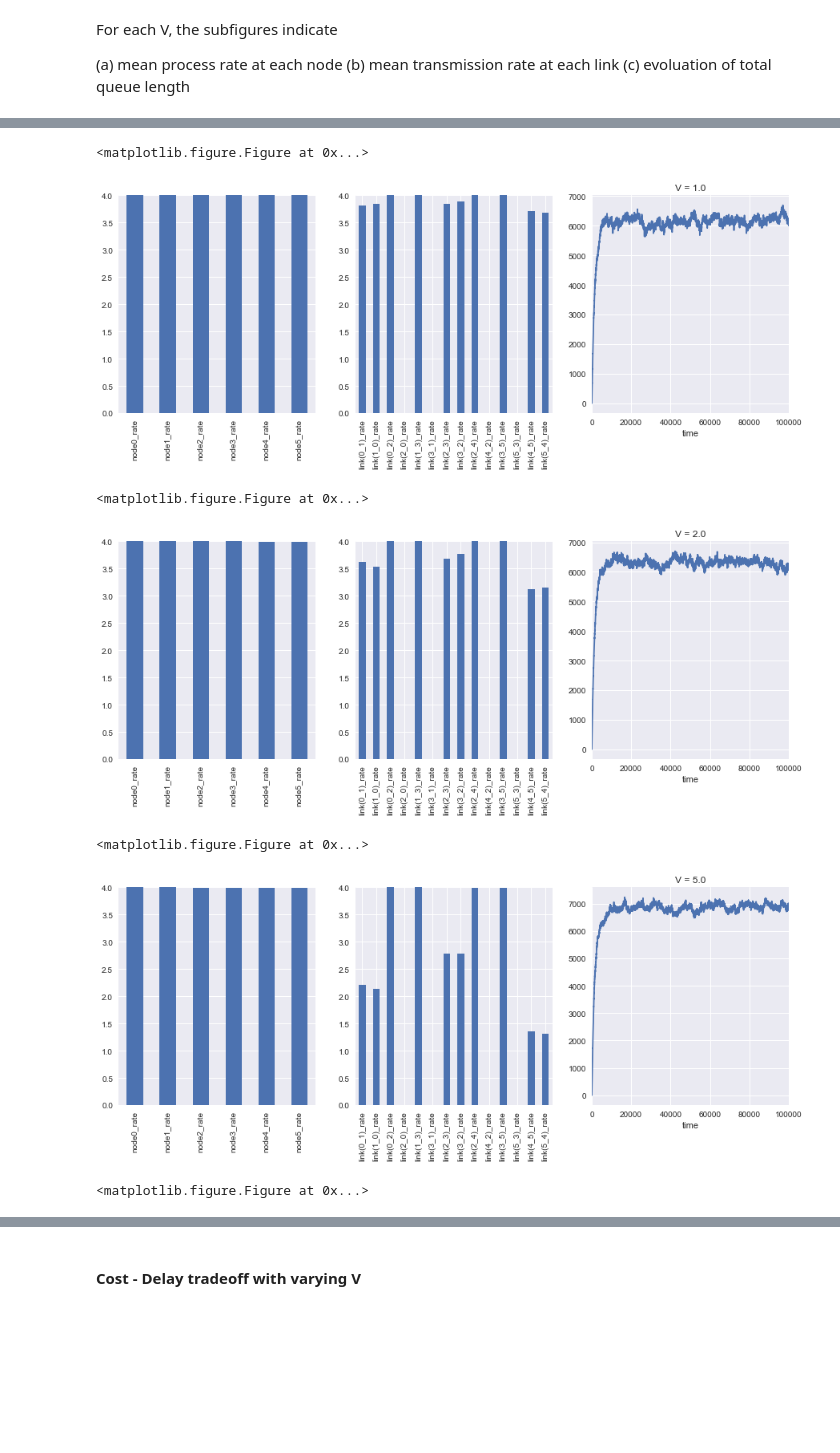
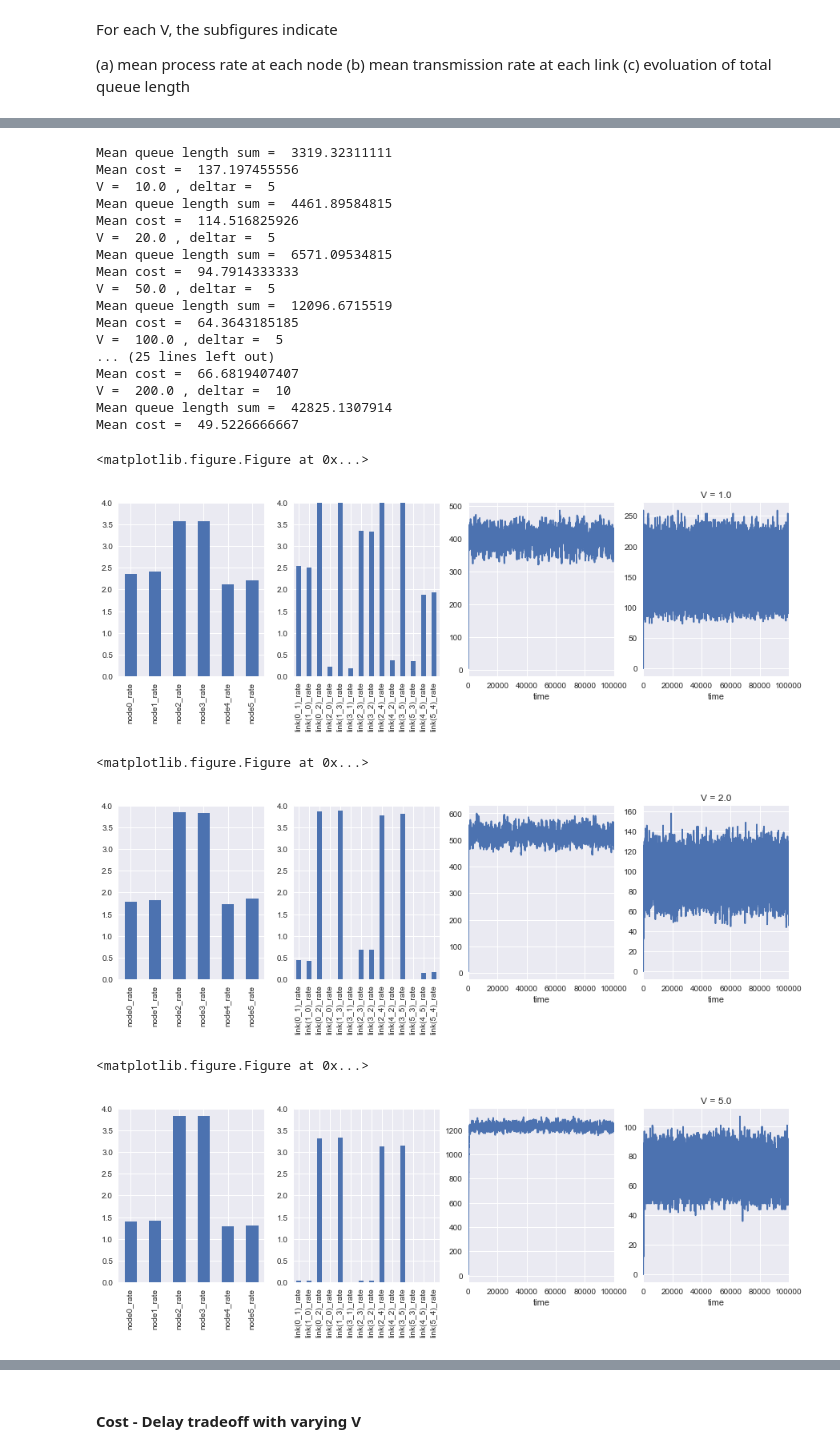
Before and after one commit to 2204bestdvd/cloud_reconfiguration, a Jupyter notebook: process_sim.ipynb, the cells around one changed output, grey strips where cells are left out. Cells and saved outputs as stored; diff of their text form; code cells hidden in the pictures; blank space fills up the shorter version.

Commit message:
Add reconfiguration cost simulation results

```diff
--- a/process_sim.ipynb
+++ b/process_sim.ipynb
@@ -51,10 +53,12 @@ plt.ylim((0.1,0.9))
 [figure]
 # %%
 # Run simulation and plot simulation statistics
-def test(N, t, deltar, policy, V):
+def test(N, t, deltar, costr, policy, V):
     output_dir = 'output/sim/'
-    sim_command = './test t=' + str(t) + ' deltar=' + str(deltar) + ' policy=' + policy + ' V=' + str(V) + ' logging=false'
-    sim_instance = 'N_' + str(N) + '_t_' + str(t) + '_deltar_' + str(deltar) + '_' + policy + '_V_' + str(V)
+    sim_command = './test t=' + str(t) + ' deltar=' + str(deltar) + ' costr=' + str(costr)
+    sim_command += ' policy=' + policy + ' V=' + str(V) + ' logging=false'
+    sim_instance = 'N_' + str(N) + '_t_' + str(t) + '_deltar_' + str(deltar) + '_costr_' + str(costr)
+    sim_instance += '_' + policy + '_V_' + str(V)
 
     commands.getstatusoutput(sim_command)
 
@@ -69,17 +73,22 @@ def test(N, t, deltar, policy, V):
     #schedule[node_rate_columns].head(1000).plot()
 
     plt.figure()
-    fig, axes = plt.subplots(1, 3, figsize=(15, 5));
+    fig, axes = plt.subplots(1, 4, figsize=(15, 4));
     schedule[node_rate_columns].mean().plot(kind='bar', ylim=[0,4], ax=axes[0])
     plt.title('V = ' + str(V))
 
     schedule[link_rate_columns].mean().plot(kind='bar', ylim=[0,4], ax=axes[1])
+    queue.sum(axis=1).plot(ax=axes[2])
+    cost.sum(axis=1).plot(ax=axes[3])
 
-    queue.sum(axis=1).plot(ax=axes[2])
+    commands.getstatusoutput('rm ' + output_dir + 'schedule_' + sim_instance + '.csv')
+    commands.getstatusoutput('rm ' + output_dir + 'queue_' + sim_instance + '.csv')
+    commands.getstatusoutput('rm ' + output_dir + 'cost_' + sim_instance + '.csv')
+
 
     print 'Mean queue length sum = ', queue.sum(axis=1)[(t/10):].mean()
     print 'Mean cost = ', cost.sum(axis=1)[(t/10):].mean()
-    #print queue.mean()
+
     return schedule, queue, cost
 # %% [markdown]
 ## Adaptive DCNC with various parameter V
@@ -93,17 +102,25 @@ For each V, the subfigures indicate
 N = 6
 t = 300000
 deltar = 10
+costr = 0
 V = 10.0
 policy = 'ADCNC'
 # %%
-costs = []
-queues = []
-Vs = [1.0, 2.0, 5.0, 10.0, 20.0, 50.0, 100.0, 200.0]
-for V in Vs:
-    t = int(100000 * (3**(np.floor(np.log10(V)))))
-    print 'V = ', V, ', t = ', t
-    schedule, queue, cost = test(N, t, deltar, policy, V)
-    costs.append(cost.sum(axis=1).mean())
-    queues.append(queue.sum(axis=1).mean())
-    del schedule, queue, cost
+deltars = [1, 5, 10]
+deltar_costs = []
+deltar_queues = []
+for deltar in deltars:
+    costs = []
+    queues = []
+    Vs = [1.0, 2.0, 5.0, 10.0, 20.0, 50.0, 100.0, 200.0]
+    for V in Vs:
+        t = int(100000 * (3**(np.floor(np.log10(V)))))
+        print 'V = ', V, ', deltar = ', deltar
+        schedule, queue, cost = test(N, t, deltar, costr, policy, V)
+        costs.append(cost.sum(axis=1).mean())
+        queues.append(queue.sum(axis=1).mean())
+        del schedule, queue, cost
+
+    deltar_costs.append(costs)
+    deltar_queues.append(queues)
 # %% [output]
@@ -127,7 +144,23 @@ Mean cost =  48.9750592593
-<matplotlib.figure.Figure at 0x...>
+Mean queue length sum =  3319.32311111
+Mean cost =  137.197455556
+V =  10.0 , deltar =  5
+Mean queue length sum =  4461.89584815
+Mean cost =  114.516825926
+V =  20.0 , deltar =  5
+Mean queue length sum =  6571.09534815
+Mean cost =  94.7914333333
+V =  50.0 , deltar =  5
+Mean queue length sum =  12096.6715519
+Mean cost =  64.3643185185
+V =  100.0 , deltar =  5
+... (25 lines left out)
+Mean cost =  66.6819407407
+V =  200.0 , deltar =  10
+Mean queue length sum =  42825.1307914
+Mean cost =  49.5226666667
+<matplotlib.figure.Figure at 0x...>
-[figure, old version]
+[figure, new version]
-<matplotlib.figure.Figure at 0x...>
+<matplotlib.figure.Figure at 0x...>
-[figure, old version]
+[figure, new version]
-<matplotlib.figure.Figure at 0x...>
+<matplotlib.figure.Figure at 0x...>
-[figure, old version]
+[figure, new version]
-<matplotlib.figure.Figure at 0x...>
```
Also changed, not shown: parts of 26 cells of this notebook.
